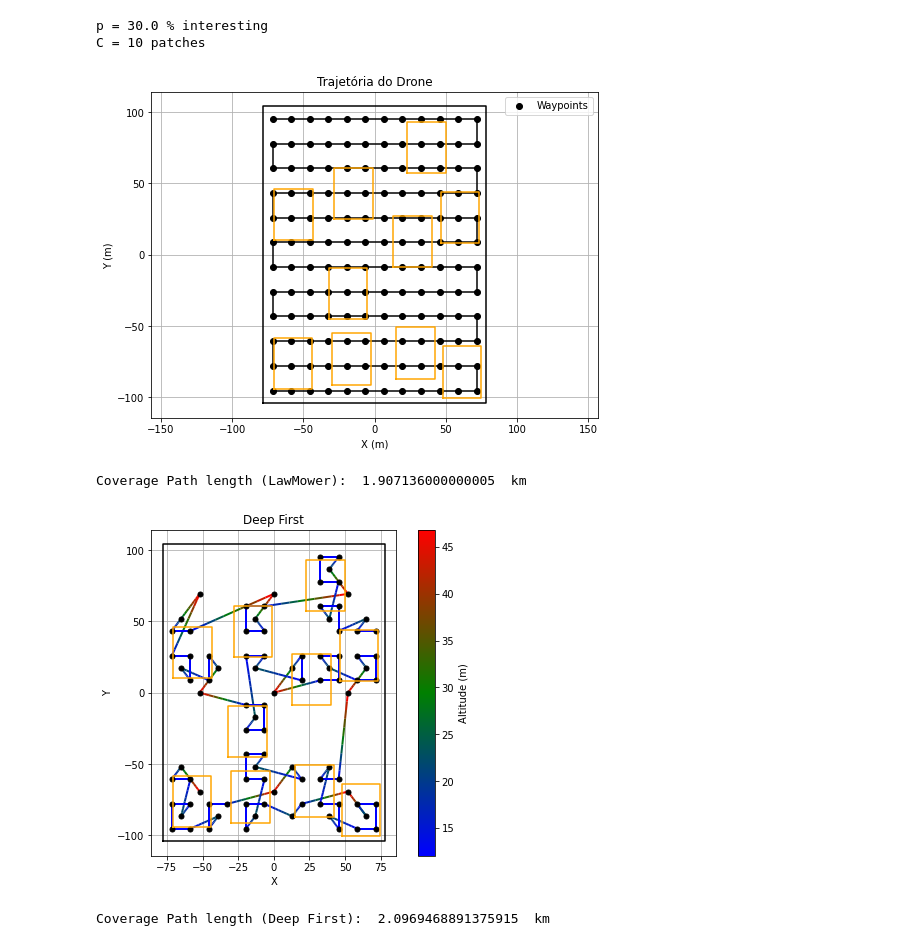
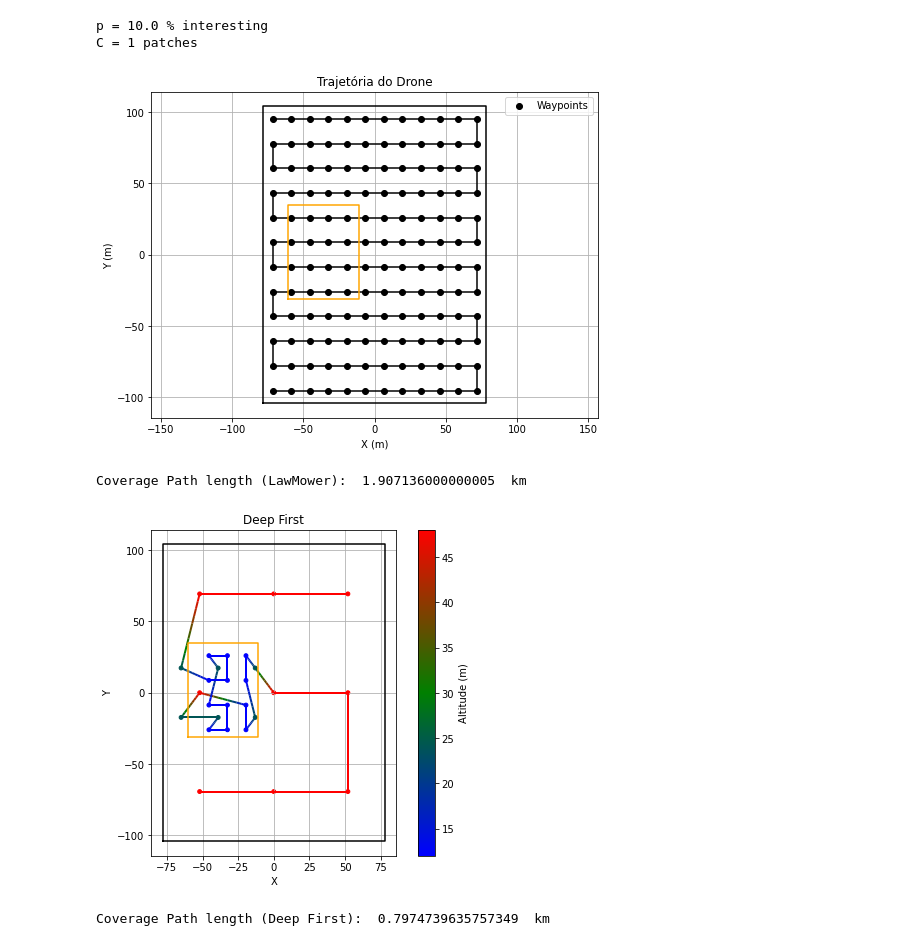
Before and after one commit to David1340/Doutorado_Drone, a Jupyter notebook: Comparacao.ipynb, the cells around one changed output. Drawn from its saved outputs; the diff is of its cells as text; code cells hidden in the pictures.

Commit message:
COrreção no DeepFirst

```diff
--- a/Comparacao.ipynb
+++ b/Comparacao.ipynb
@@ -22,8 +22,8 @@ waypointsLawMower = lawmowerPath(poly, height, width, angle_deg)
 areas_de_interesse = []
 base = Polygon([(-0.1*height*L, -0.1*width*L), (0.1*height*L,-0.1*width*L), (0.1*height*L,0.1*width*L), (-0.1*height*L,0.1*width*L)])
 
-p = 30
-c = 10
+p = 10 # proporção de área de interesse em relação à área total
+c = 10 # número de patches de interesse
 base = affinity.scale(base,np.sqrt(p/c), np.sqrt(p/c), origin=(0, 0))
 cont = 0
 while len(areas_de_interesse) < c:
@@ -44,8 +44,8 @@ interesting_area = interesting_area /poly.area
 print("p =", np.round(interesting_area * 100,2), "%", "interesting")
 print("C =", len(areas_de_interesse), "patches")
 # %% [output]
-p = 30.0 % interesting
-C = 10 patches
+p = 10.0 % interesting
+C = 1 patches
 # %%
 altitude2 = DJImini3Camera.h_desirable(4*desirableGSD)/100
 width2,height2 = DJImini3Camera.l(altitude2) # dimensão horizontal do sensor para a altitude desejada
@@ -92,7 +92,7 @@ def DeepFirst(node, areas_de_interesse, camera, min_area, nextNode = None):
         candidatos = node.found_children_grid(camera)
         filhos = []
         for filho in candidatos:
-            if(any(p.intersection(filho.polygon).area / node.polygon.area >= min_area for p in areas_de_interesse)):
+            if(any(p.intersection(filho.polygon).area / p.area >= min_area for p in areas_de_interesse)):
                 filhos.append(filho)
         if filhos:
             filhos = ordem_otima_dos_filhos(node,filhos,nextNode)
@@ -143,7 +143,7 @@ for i in range(np.size(waypoints,0)-1):
     path_length += np.linalg.norm(waypoints[i+1] - waypoints[i])
 print("Coverage Path length (LawMower): ", path_length/1000, " km")
 # %% [output]
-[figure, old version]
+[figure, new version]
 Coverage Path length (LawMower):  1.907136000000005  km
 # %%
 waypointsDF = []
@@ -181,33 +181,34 @@ segments = np.concatenate([points[:-1], points[1:]], axis=1)
 z_segment = (z[:-1] + z[1:]) / 2
 
 # Plotando
 lc = LineCollection(segments, cmap=cmap_custom, array=z_segment, linewidth=2)
 
 fig, ax = plt.subplots(figsize=(8, 6))
 ax.add_collection(lc)
-ax.plot(waypointsDF[:, 0], waypointsDF[:, 1], 'o', color='black', markersize=5)
+ax.scatter(waypointsDF[:, 0], waypointsDF[:, 1], c=waypointsDF[:,2], cmap=cmap_custom, s=15)
+#ax.plot(waypointsDF[:, 0], waypointsDF[:, 1], 'o', color='black', markersize=5)
 plt.colorbar(lc, ax=ax, label='Altitude (m)')
 x, y = poly.exterior.xy
 ax.plot(x, y, color='black')
 if poly.interiors:
     for interior in poly.interiors:
         x, y = interior.xy
         ax.plot(x, y, color='black',alpha=0.1)
 for area_de_interesse in areas_de_interesse:
     x, y = area_de_interesse.exterior.xy
     plt.plot(x, y, color='orange')
 
 ax.plot()
 ax.set_aspect('equal')
 ax.grid(True)
 plt.title("Deep First")
 plt.xlabel("X")
 plt.ylabel("Y")
 plt.show()
 path_length = 0
 for i in range(np.size(waypointsDF,0)-1):
     path_length += np.linalg.norm(waypointsDF[i+1] - waypointsDF[i])
 print("Coverage Path length (Deep First): ", path_length/1000, " km")
 # %% [output]
-[figure, old version]
+[figure, new version]
-Coverage Path length (Deep First):  2.0969468891375915  km
+Coverage Path length (Deep First):  0.7974739635757349  km
```
Also changed, not shown: 1 other file.
